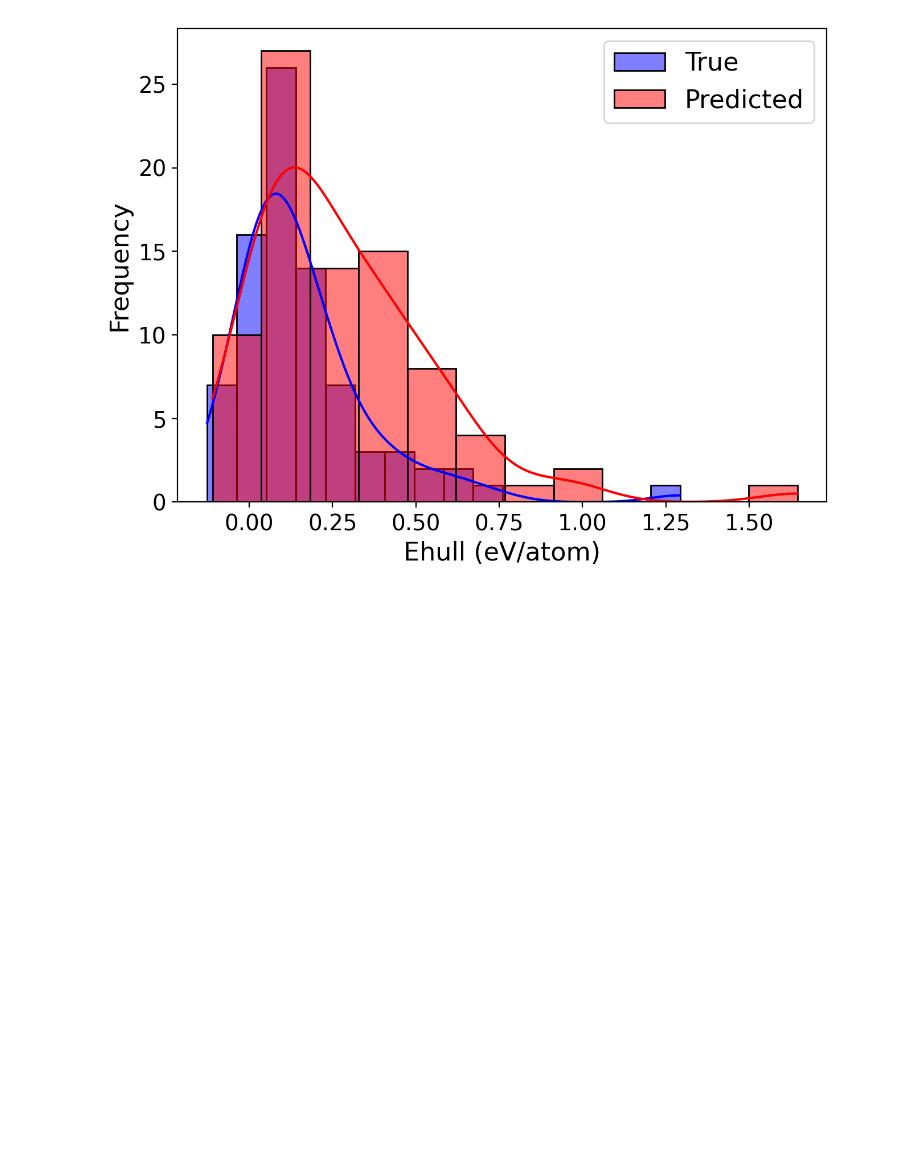
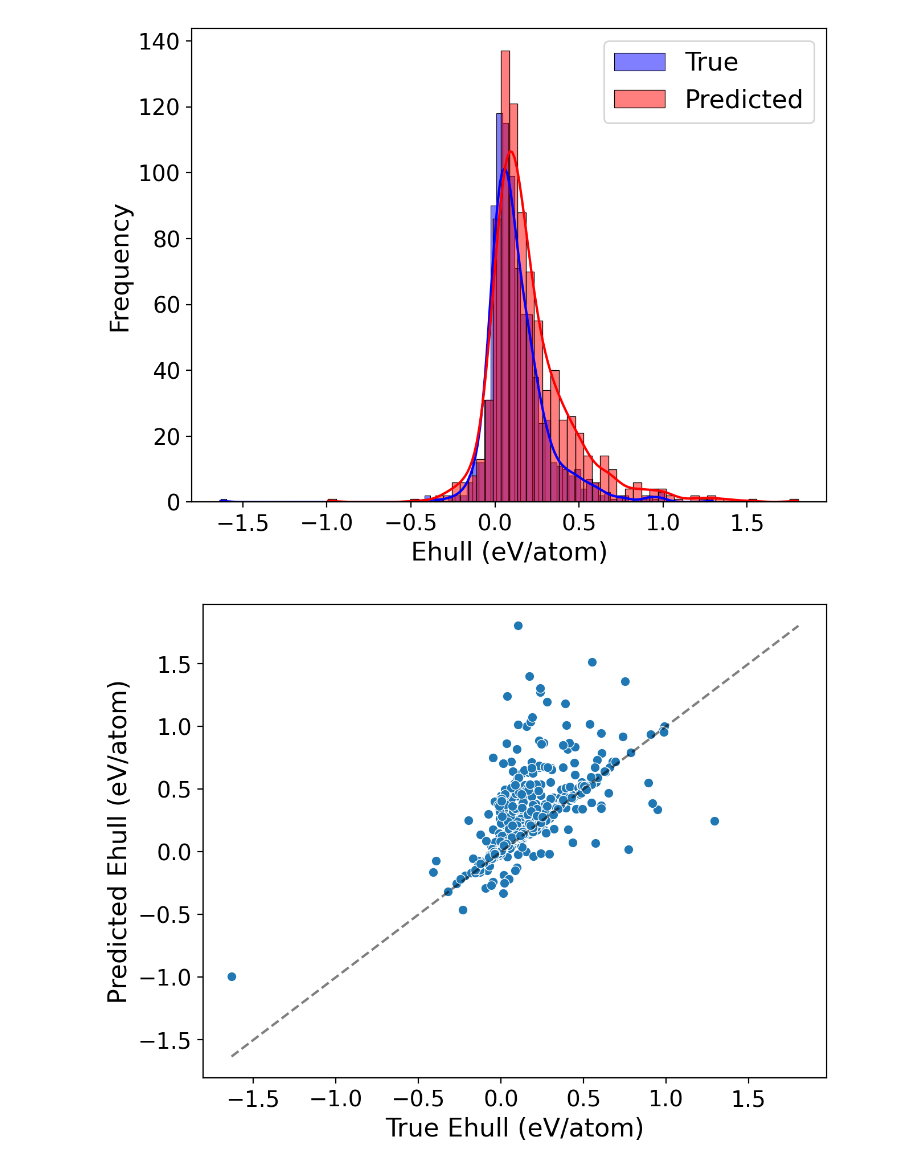
Before and after one commit to nimashoghi/jmp-backbone, a Jupyter notebook: notebooks/relax-metrics.ipynb, the cells around one changed output. Saved outputs shown, nothing was run; the diff lists cells and outputs as text; code cells hidden in the pictures; blank space fills up the shorter version.

```diff
--- a/notebooks/relax-metrics.ipynb
+++ b/notebooks/relax-metrics.ipynb
@@ -11,7 +11,7 @@ from matbench_discovery.metrics import stable_metrics
 from pymatviz import Key
 from tqdm.auto import tqdm
 
-results_dir = Path("/workspaces/jmp-backbone/notebooks/results/epoch0-step9566v2/")
+results_dir = Path("/workspaces/jmp-backbone/notebooks/results/epoch2-step57398v2/")
 results = list(results_dir.glob("*.dill"))
 print(f"Found {len(results)} results")
 
@@ -71,15 +71,37 @@ Found 1000 results
 # %%
 import matplotlib.pyplot as plt
 import seaborn as sns
 
 fig, ax = plt.subplots()
 
 sns.histplot(true_ehull, kde=True, color="blue", label="True", ax=ax)
 sns.histplot(predicted_ehull, kde=True, color="red", label="Predicted", ax=ax)
 
 ax.set_xlabel("Ehull (eV/atom)")
 ax.set_ylabel("Frequency")
 ax.legend()
 plt.show()
+
+# Now, draw a scatter plot of true vs predicted Ehull
+fig, ax = plt.subplots()
+
+sns.scatterplot(x=true_ehull, y=predicted_ehull, ax=ax)
+ax.set_xlabel("True Ehull (eV/atom)")
+ax.set_ylabel("Predicted Ehull (eV/atom)")
+
+# Draw a 1:1 line
+min_val = min(true_ehull.min(), predicted_ehull.min())
+max_val = max(true_ehull.max(), predicted_ehull.max())
+ax.plot(
+    [min_val, max_val],
+    [min_val, max_val],
+    color="black",
+    linestyle="--",
+    label="1:1 line",
+    alpha=0.5,
+)
+
+plt.show()
 # %% [output]
-[figure, old version]
+[figure, new version]
+[figure, added]
```
Also changed, not shown: parts of 1 cell of this notebook, 3 other files.
